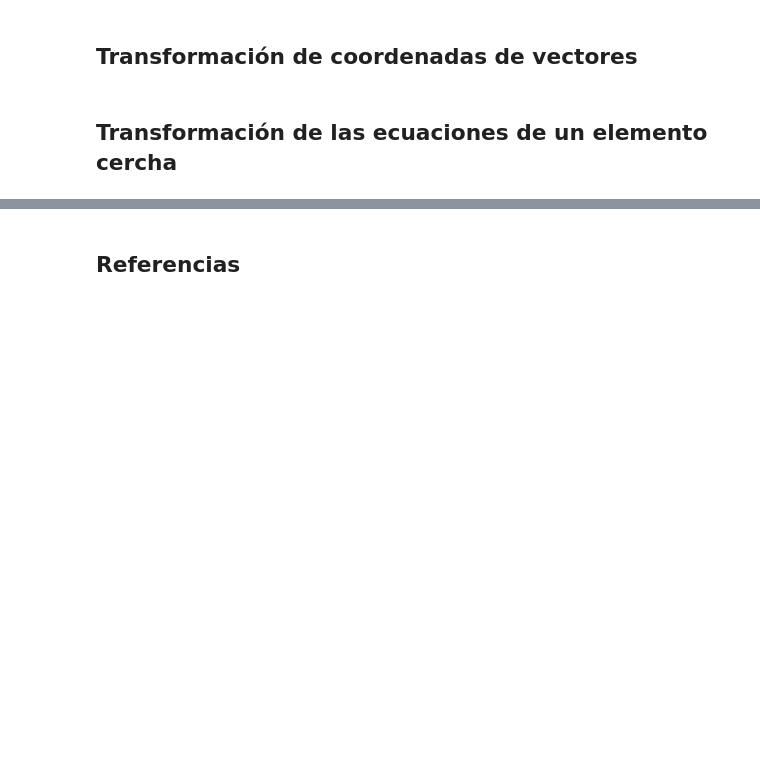
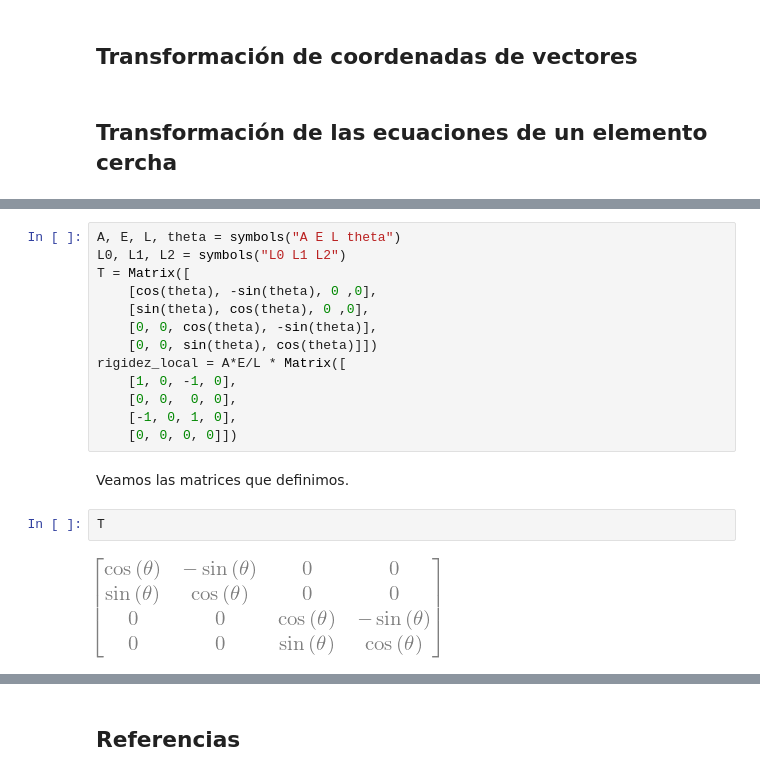
Before and after one commit to AppliedMechanics-EAFIT/modelacion_computacional, a Jupyter notebook: notebooks/07b_cerchas_cambio_coordenadas.ipynb, the cells around one changed output, grey strips where cells are left out. Cells and saved outputs as stored; diff of their text form; blank space fills up the shorter version.

```diff
--- a/notebooks/07b_cerchas_cambio_coordenadas.ipynb
+++ b/notebooks/07b_cerchas_cambio_coordenadas.ipynb
@@ -12,0 +115,19 @@ init_session()
+# %%
+A, E, L, theta = symbols("A E L theta")
+L0, L1, L2 = symbols("L0 L1 L2")
+T = Matrix([
+    [cos(theta), -sin(theta), 0 ,0],
+    [sin(theta), cos(theta), 0 ,0],
+    [0, 0, cos(theta), -sin(theta)],
+    [0, 0, sin(theta), cos(theta)]])
+rigidez_local = A*E/L * Matrix([
+    [1, 0, -1, 0],
+    [0, 0,  0, 0],
+    [-1, 0, 1, 0],
+    [0, 0, 0, 0]])
+# %% [markdown]
+Veamos las matrices que definimos.
+# %%
+T
+# %% [output]
+[figure, added]
```
Also changed, not shown: parts of 12 cells of this notebook, 5 other files.
